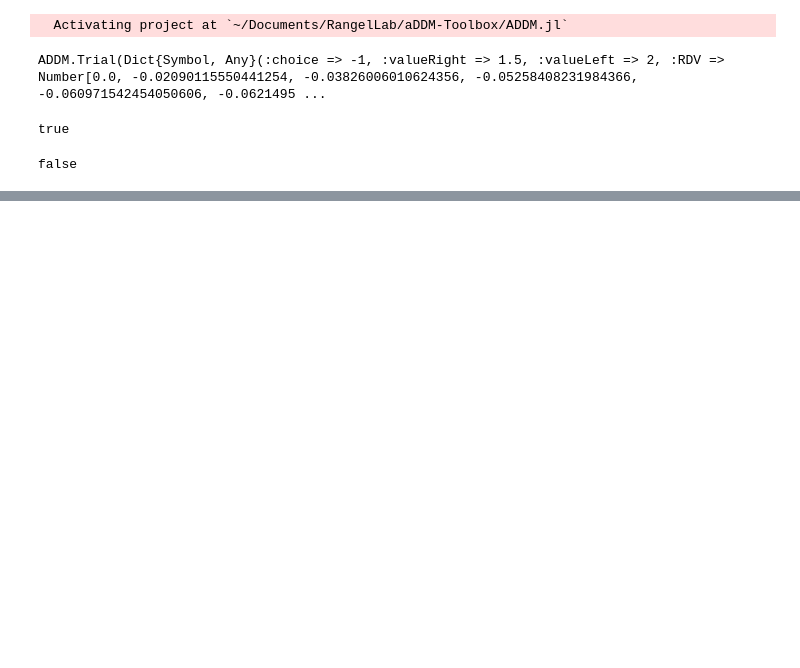
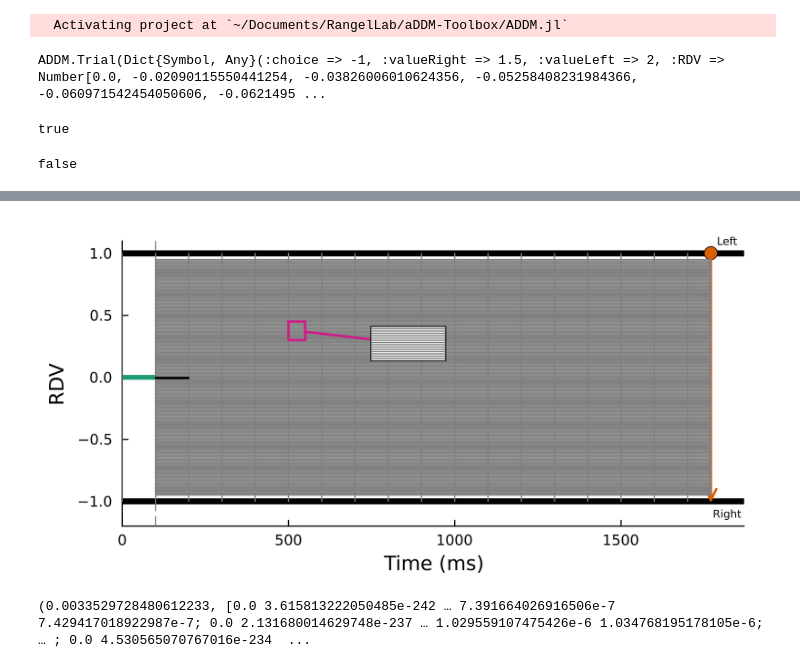
Before and after one commit to zenkavi/ADDM.jl, a Jupyter notebook: docs/src/tutorials/02_likelihood_computation_figures.ipynb, the cells around one changed output, grey strips where cells are left out. Drawn from its saved outputs; the diff is of its cells as text; code cells hidden in the pictures; blank space fills up the shorter version.

Commit message:
add more figures

```diff
--- a/docs/src/tutorials/02_likelihood_computation_figures.ipynb
+++ b/docs/src/tutorials/02_likelihood_computation_figures.ipynb
@@ -399,0 +398,39 @@ savefig("plot_2_7.png");
+# %%
+# Draw background
+p1 = plot(legend = false, grid = false, ylims = [-1.2, 1.1], xlims = [0, t.RT+100],
+    xlabel = "Time (ms)", ylabel = "RDV",
+    dpi = 300, size = (600, 300), margin = 3mm)
+hline!([-1, 1], line = (:black, 5))
+vline!([m.nonDecisionTime], line = (:gray, 1), linestyle = :dash)
+
+# Static plot
+timeStep = 10
+plot!([t.RT], [last(t.RDV)], marker = 6, color = RGB(217/255,95/255,2/255))
+
+# Add annotations for ndt and RT
+plot!([0, m.nonDecisionTime], [0, 0], line = (RGB(27/255,158/255,119/255) , 4))
+
+plot!([t.RT, t.RT],[1,-.99], arrow = true, color = RGB(217/255,95/255,2/255), linewidth = 2)
+
+
+for i in -.95:.01:.95
+  plot!([m.nonDecisionTime, t.RT], [i, i], line = (:gray, 1))
+end
+
+for i in 0:100:t.RT
+    plot!([i, i], [-1, 1], line = (:gray, 1))
+end
+
+annotate!(1820, 1.1, text("Left", 6))
+annotate!(1820, -1.1, text("Right", 6))
+
+# Inset zoom
+lens!([500, 550], [.3, .45];
+       inset=(1, bbox(0.4, 0.3, 0.12, 0.12)),
+       subplot=3, ticks=false, framestyle=:box,
+       lw=2, lc=RGB(208/255,28/255,139/255))
+
+rectangle(w, h, x, y) = Shape(x .+ [0,w,w,0], y .+ [0,0,h,h])
+plot!(rectangle(100,.01,100,-.01), color = RGB(103/255,0/255,31/255))
+# %% [output]
+[figure, added]
@@ -399,0 +513,14 @@ savefig("plot_2_7.png");
+# %%
+t_disp = ADDM.Trial()
+t_disp.choice  = t.choice
+t_disp.RT = t.RT - m.nonDecisionTime
+t_disp.valueLeft = t.valueLeft
+t_disp.valueRight = t.valueRight
+
+m_disp = ADDM.define_model(d = 0.007, σ = 0.03, barrier = 1,
+                       decay = 0, nonDecisionTime = 0, bias = 0.0);
+
+_, prStates_cm, probUpCrossing_cm, probDownCrossing_cm = ADDM.DDM_get_trial_likelihood(;model = m_disp, trial = t_disp,
+timeStep = 10.0, stateStep = 0.01, debug = true)
+# %% [output]
+(0.0033529728480612233, [0.0 3.615813222050485e-242 … 7.391664026916506e-7 7.429417018922987e-7; 0.0 2.131680014629748e-237 … 1.029559107475426e-6 1.034768195178105e-6; … ; 0.0 4.530565070767016e-234  ...
```
Also changed, not shown: parts of 26 cells of this notebook, 1 other file.
